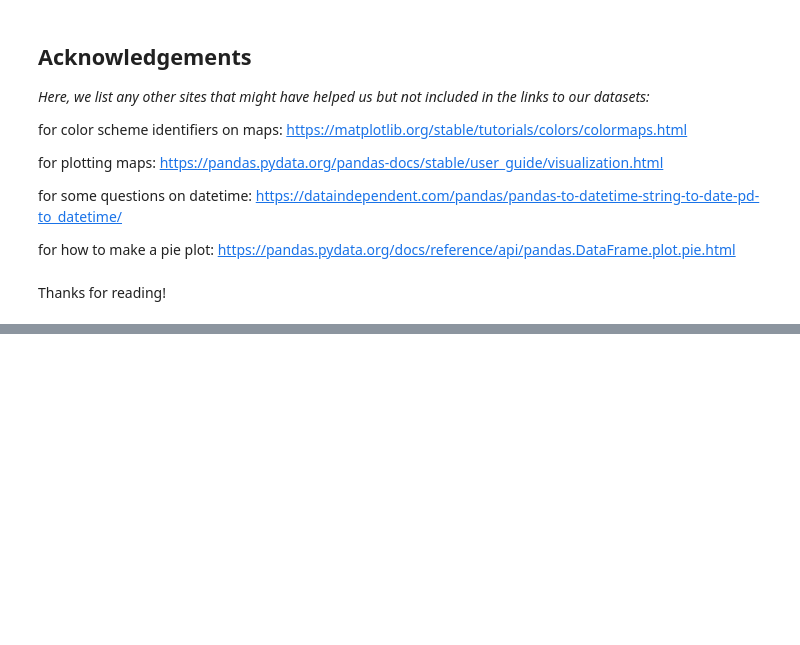
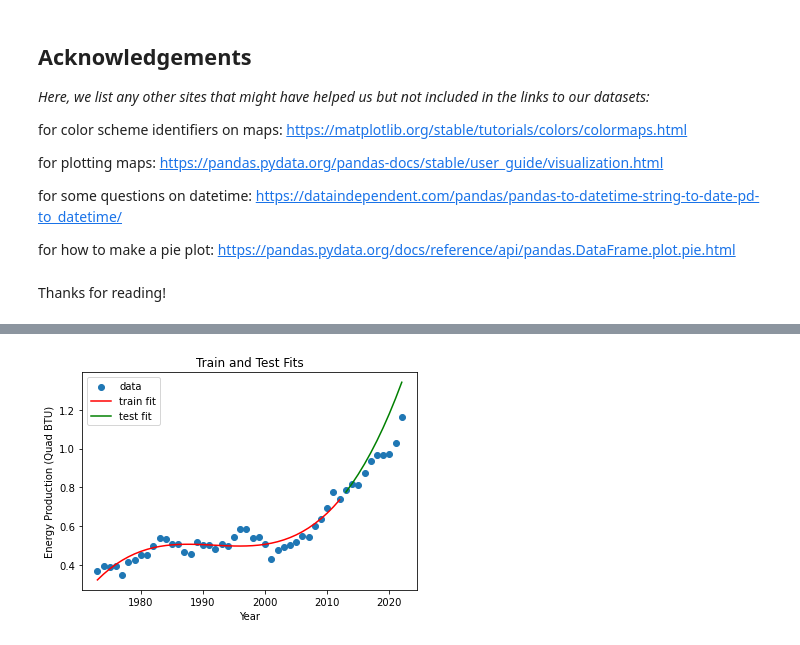
Before and after one commit to akkij26/info_2950, a Jupyter notebook: Phase_2_final.ipynb, the cells around one changed output, grey strips where cells are left out. Cells and saved outputs as stored; diff of their text form; code cells hidden in the pictures; blank space fills up the shorter version.

```diff
--- a/Phase_2_final.ipynb
+++ b/Phase_2_final.ipynb
@@ -312,8 +318,14 @@ Returning data to local variable energy_2022
 # %% [markdown]
 We note that the these curves over time look logistic. For this preliminary analysis, let us simply see total renewable energy production over the years (so we take the yearly average to find annual renewable energy production). We plot these points on a scatterplot then overlay a linear curve then an exponential curve. We see that obviously the exponential curve matches better.
 # %%
-annual_df = total_df.iloc[:, [12, 26]].groupby(['year']).mean('Total Renewable Energy Production').reset_index()
+copy_total_df = total_df.copy()
+
+annual_df = copy_total_df.iloc[:, [12, 26]].groupby(['year']).mean('Total Renewable Energy Production').reset_index()
 annual_df
+
+fossil_df = pd.DataFrame()
+fossil_df['year'] = copy_total_df['year']
+fossil_df['fossil_pro'] = copy_total_df['Total Fossil Fuels Production']
 
 x = annual_df['year']
 y = annual_df['Total Renewable Energy Production']
@@ -381 +456,14 @@ First, let's try some naive fitting. Using PolynomialFeatures, we are going to f
+# %%
+x = pd.array(annual_df['year'])
+y = pd.array(annual_df['Total Renewable Energy Production'])
+
+poly = PolynomialFeatures(degree=3, include_bias=False)
+x1 = poly.fit_transform(x.reshape(-1,1))
+
+model = LinearRegression().fit(x1, y)
+y_predicted = model.predict(x1)
+
+run_regression(x, y, 3, 10, 'Energy Production (Quad BTU)', 1)
+# %% [output]
+[figure, added]
 # %%
```
Also changed, not shown: parts of 39 cells of this notebook.
